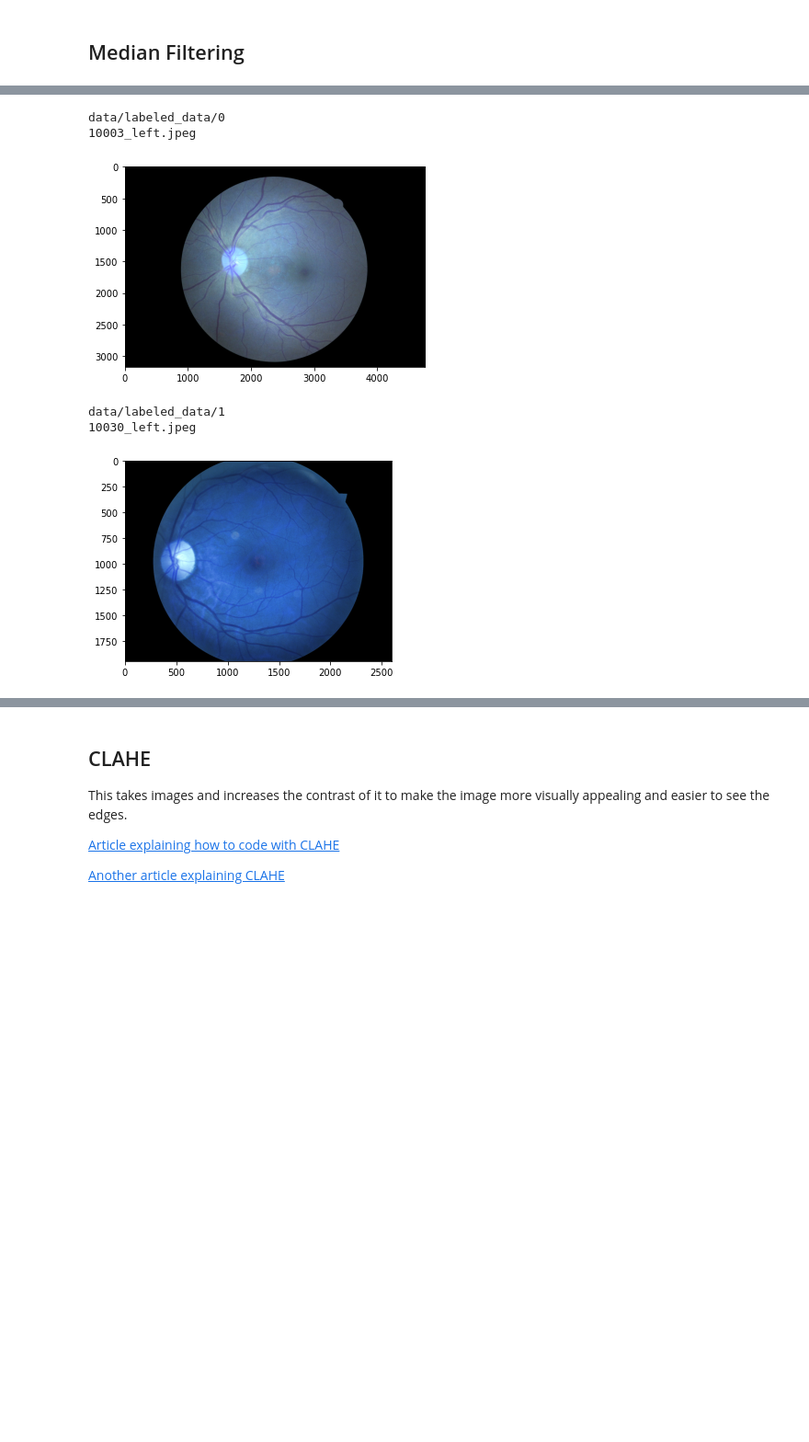
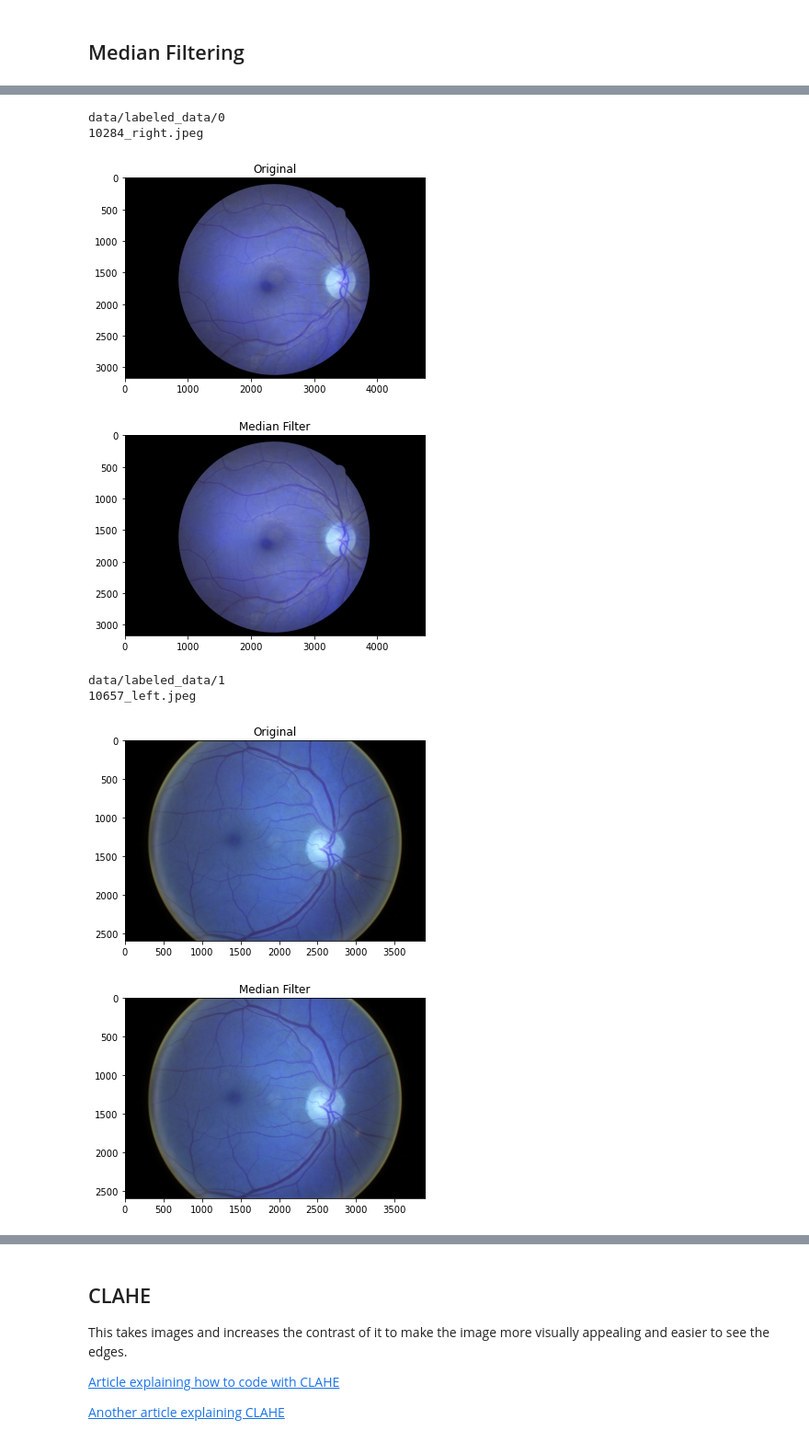
Before and after one commit to lykelly19/Computing-for-Health-and-Medicine-Final, a Jupyter notebook: DR Detection Group 9.ipynb, the cells around one changed output, grey strips where cells are left out. Shown at 92% size. Cells and saved outputs as stored; diff of their text form; code cells hidden in the pictures; blank space fills up the shorter version.

```diff
--- a/DR Detection Group 9.ipynb
+++ b/DR Detection Group 9.ipynb
@@ -335,37 +432,45 @@ img_dir = "data/labeled_data"
 
 # Iterate through labeled folders
 for i in range(5):
     n_img_dir = img_dir + "/" + str(i)
     print(n_img_dir)
 
     # Directory exists
     if (os.path.isdir(n_img_dir)):
 
         # Iterate through images
         for img in os.listdir(n_img_dir):
 
             # Check the file extension
             if (img.endswith(".jpeg")):
                 print(img)
 
                 # Load image
                 img = cv2.imread(n_img_dir + "/" + img)
 
                 # Median Filtering
                 median = cv2.medianBlur(img, 5)
 
-                # Display images
+                # Display original images
+                plt.title("Original")
                 plt.imshow(img)
+                plt.show()
+
+                # Display images with median filter
+                plt.title("Median Filter")
+                plt.imshow(median)
                 plt.show()
 
                 # Need to save images with median filter applied
 
             break # Remove break to apply median filter to all images
 # %% [output]
 data/labeled_data/0
-10003_left.jpeg
+10284_right.jpeg
-[figure, old version]
+[figure, new version]
+[figure, new version]
 data/labeled_data/1
-10030_left.jpeg
+10657_left.jpeg
-[figure, old version]
+[figure, new version]
+[figure, new version]
 data/labeled_data/2
```
Also changed, not shown: parts of 18 cells of this notebook.
